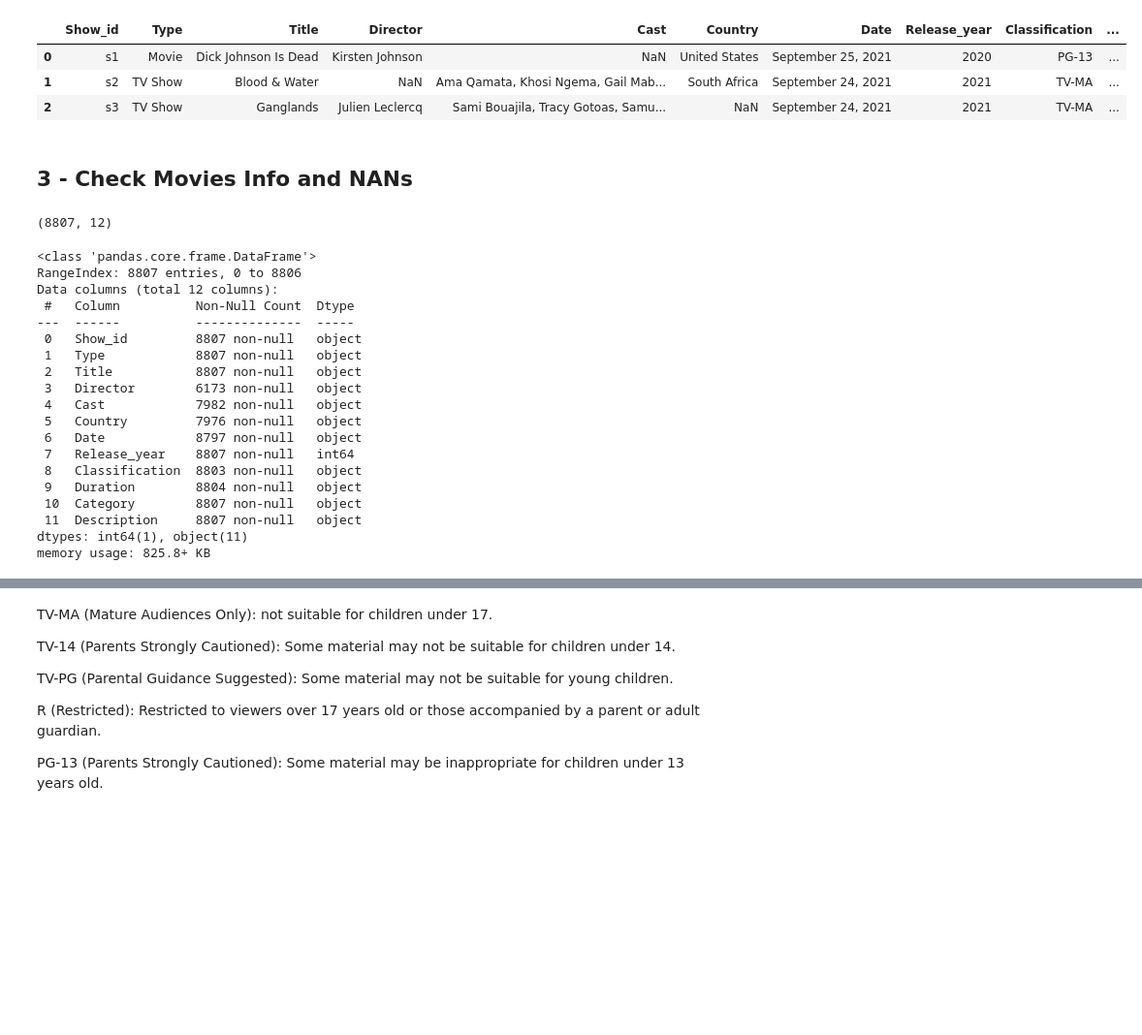
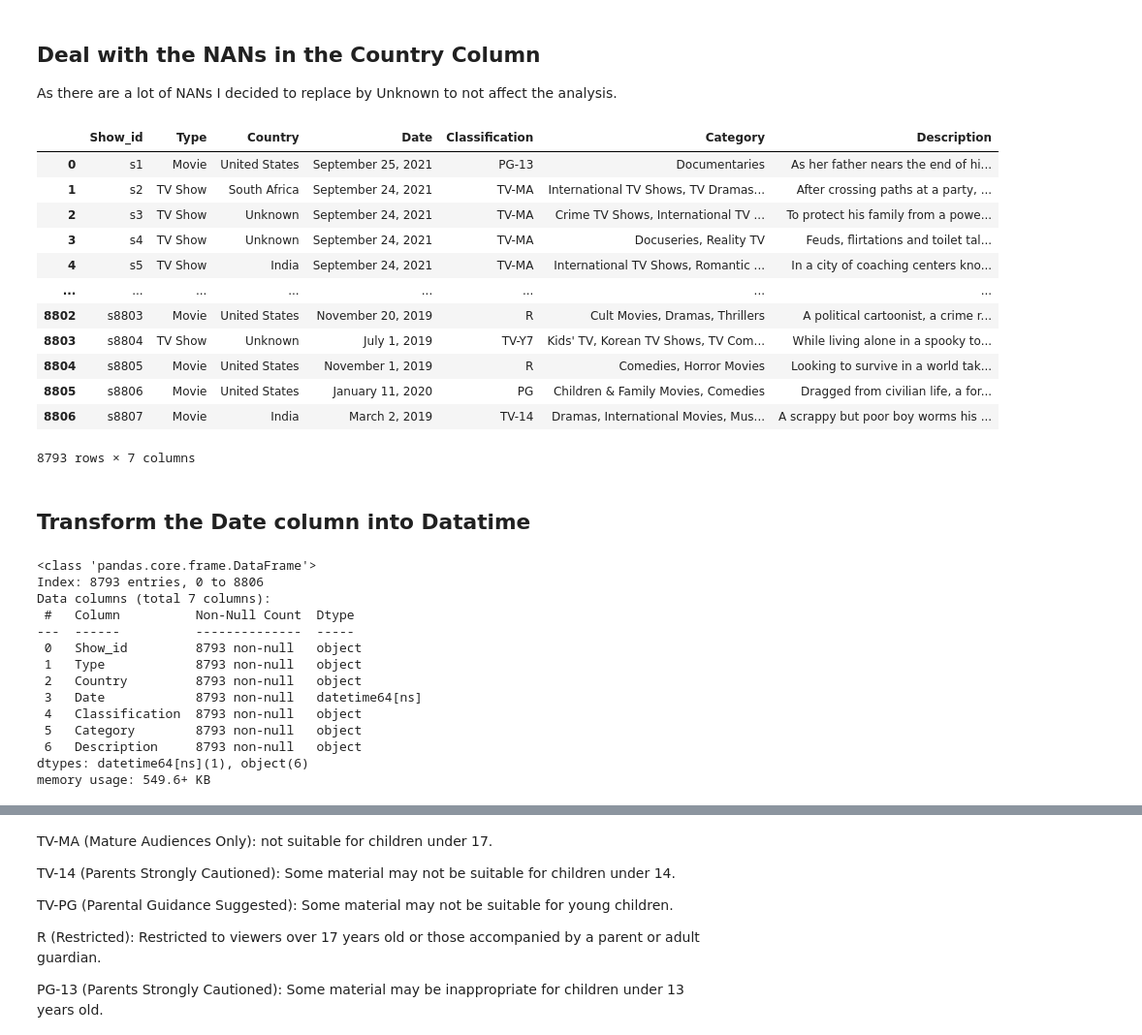
Before and after one commit to pmortada/Netflix, a Jupyter notebook: Netflix_EDA.ipynb, the cells around one changed output, grey strips where cells are left out. Shown: that part at 97% size. Drawn from its saved outputs; the diff is of its cells as text; code cells hidden in the pictures; blank space fills up the shorter version.

```diff
--- a/Netflix_EDA.ipynb
+++ b/Netflix_EDA.ipynb
@@ -19,0 +54,2 @@ movies = pd.read_csv('netflix_titles.csv')
+# %%
+movies = movies.drop(['title', 'director', 'cast', 'duration', 'release_year'], axis=1)
@@ -34,0 +91,2 @@ movies.columns = movies.columns.str.capitalize()
+# %%
+movies= movies.dropna(subset = ['Classification', 'Date'])
@@ -35,13 +104,24 @@ movies.columns = movies.columns.str.capitalize()
+# %% [markdown]
+## Deal with the NANs in the Country Column
+
+As there are a lot of NANs I decided to replace by Unknown to not affect the analysis.
+# %%
+movies['Country'] = movies['Country'].replace(np.nan, 'Unknown')
 # %%
-movies.head(3)
+movies
 # %% [output]
-|  | Show_id | Type | Title | Director | Cast | Country | Date | Release_year | Classification | ... |
-| 0 | s1 | Movie | Dick Johnson Is Dead | Kirsten Johnson | NaN | United States | September 25, 2021 | 2020 | PG-13 | ... |
-| 1 | s2 | TV Show | Blood & Water | NaN | Ama Qamata, Khosi Ngema, Gail Mab... | South Africa | September 24, 2021 | 2021 | TV-MA | ... |
-| 2 | s3 | TV Show | Ganglands | Julien Leclercq | Sami Bouajila, Tracy Gotoas, Samu... | NaN | September 24, 2021 | 2021 | TV-MA | ... |
+|  | Show_id | Type | Country | Date | Classification | Category | Description |
+| 0 | s1 | Movie | United States | September 25, 2021 | PG-13 | Documentaries | As her father nears the end of hi... |
+| 1 | s2 | TV Show | South Africa | September 24, 2021 | TV-MA | International TV Shows, TV Dramas... | After crossing paths at a party, ... |
+| 2 | s3 | TV Show | Unknown | September 24, 2021 | TV-MA | Crime TV Shows, International TV ... | To protect his family from a powe... |
+| 3 | s4 | TV Show | Unknown | September 24, 2021 | TV-MA | Docuseries, Reality TV | Feuds, flirtations and toilet tal... |
+| 4 | s5 | TV Show | India | September 24, 2021 | TV-MA | International TV Shows, Romantic ... | In a city of coaching centers kno... |
+| ... | ... | ... | ... | ... | ... | ... | ... |
+| 8802 | s8803 | Movie | United States | November 20, 2019 | R | Cult Movies, Dramas, Thrillers | A political cartoonist, a crime r... |
+| 8803 | s8804 | TV Show | Unknown | July 1, 2019 | TV-Y7 | Kids' TV, Korean TV Shows, TV Com... | While living alone in a spooky to... |
+| 8804 | s8805 | Movie | United States | November 1, 2019 | R | Comedies, Horror Movies | Looking to survive in a world tak... |
+| 8805 | s8806 | Movie | United States | January 11, 2020 | PG | Children & Family Movies, Comedies | Dragged from civilian life, a for... |
+| 8806 | s8807 | Movie | India | March 2, 2019 | TV-14 | Dramas, International Movies, Mus... | A scrappy but poor boy worms his ... |
+8793 rows × 7 columns
-# %% [markdown]
-## 3 - Check Movies Info and NANs
-# %%
-movies.shape
-# %% [output]
-(8807, 12)
+# %% [markdown]
+## Transform the Date column into Datatime
@@ -49,21 +132,16 @@ movies.shape
 movies.info()
 # %% [output]
 <class 'pandas.core.frame.DataFrame'>
-RangeIndex: 8807 entries, 0 to 8806
-Data columns (total 12 columns):
+Index: 8793 entries, 0 to 8806
+Data columns (total 7 columns):
  #   Column          Non-Null Count  Dtype
 ---  ------          --------------  -----
- 0   Show_id         8807 non-null   object
- 1   Type            8807 non-null   object
- 2   Title           8807 non-null   object
- 3   Director        6173 non-null   object
- 4   Cast            7982 non-null   object
- 5   Country         7976 non-null   object
- 6   Date            8797 non-null   object
- 7   Release_year    8807 non-null   int64
- 8   Classification  8803 non-null   object
- 9   Duration        8804 non-null   object
- 10  Category        8807 non-null   object
- 11  Description     8807 non-null   object
-dtypes: int64(1), object(11)
-memory usage: 825.8+ KB
+ 0   Show_id         8793 non-null   object
+ 1   Type            8793 non-null   object
+ 2   Country         8793 non-null   object
+ 3   Date            8793 non-null   datetime64[ns]
+ 4   Classification  8793 non-null   object
+ 5   Category        8793 non-null   object
+ 6   Description     8793 non-null   object
+dtypes: datetime64[ns](1), object(6)
+memory usage: 549.6+ KB
```
Also changed, not shown: parts of 128 cells of this notebook.
